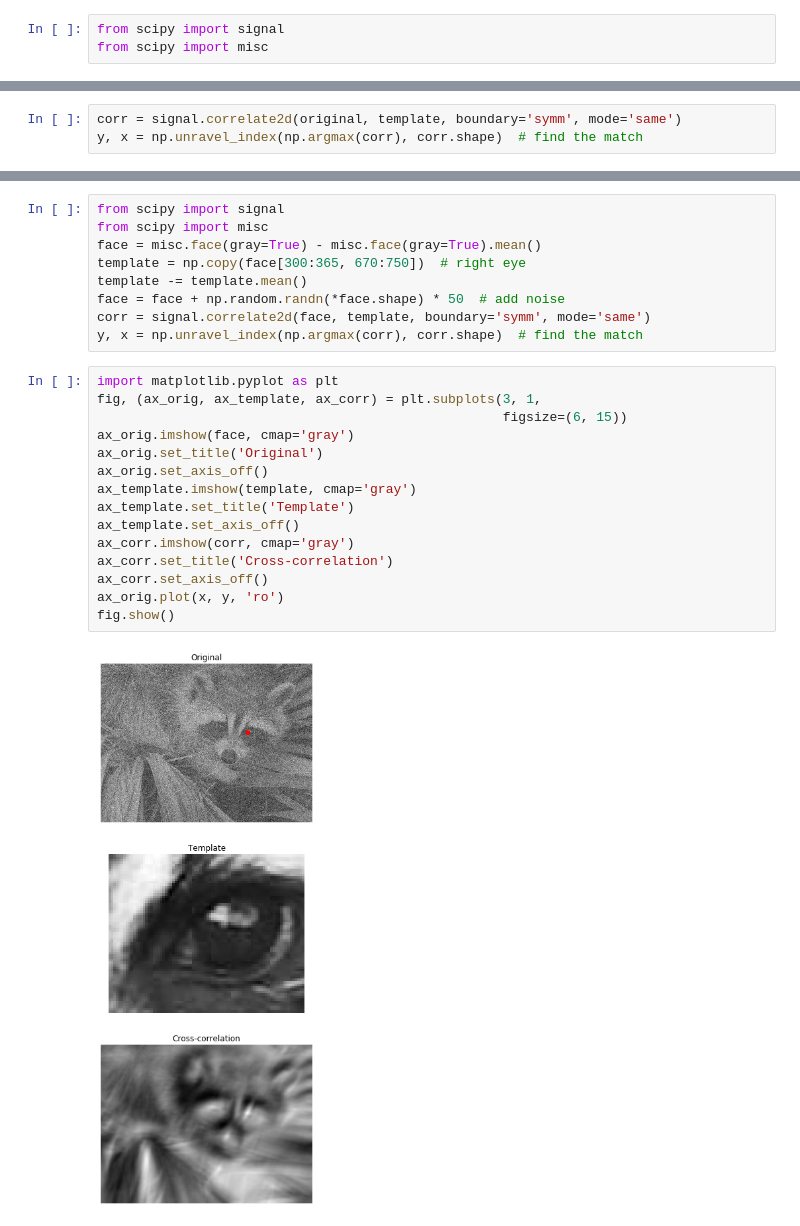
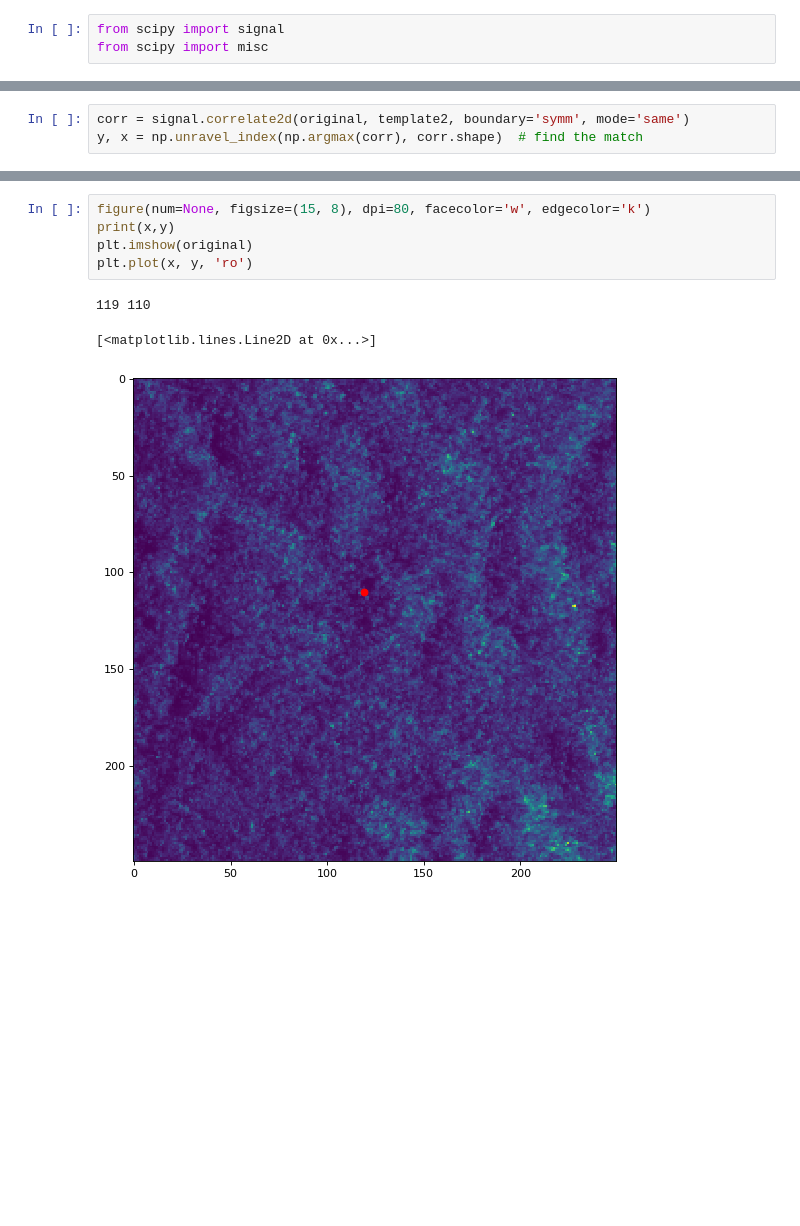
Before and after one commit to YamSok/CESBIO_BIOMASS, a Jupyter notebook: test.ipynb, the cells around one changed output, grey strips where cells are left out. Cells and saved outputs as stored; diff of their text form; blank space fills up the shorter version.

Commit message:
correlate2d

```diff
--- a/test.ipynb
+++ b/test.ipynb
@@ -40,5 +49,5 @@ plt.show()
 # %%
-corr = signal.correlate2d(original, template, boundary='symm', mode='same')
+corr = signal.correlate2d(original, template2, boundary='symm', mode='same')
 y, x = np.unravel_index(np.argmax(corr), corr.shape)  # find the match
 # %%
 import matplotlib.pyplot as plt
@@ -59,26 +68,9 @@ fig.show()
-# %%
-from scipy import signal
-from scipy import misc
-face = misc.face(gray=True) - misc.face(gray=True).mean()
-template = np.copy(face[300:365, 670:750])  # right eye
-template -= template.mean()
-face = face + np.random.randn(*face.shape) * 50  # add noise
-corr = signal.correlate2d(face, template, boundary='symm', mode='same')
-y, x = np.unravel_index(np.argmax(corr), corr.shape)  # find the match
-# %%
-import matplotlib.pyplot as plt
-fig, (ax_orig, ax_template, ax_corr) = plt.subplots(3, 1,
-                                                    figsize=(6, 15))
-ax_orig.imshow(face, cmap='gray')
-ax_orig.set_title('Original')
-ax_orig.set_axis_off()
-ax_template.imshow(template, cmap='gray')
-ax_template.set_title('Template')
-ax_template.set_axis_off()
-ax_corr.imshow(corr, cmap='gray')
-ax_corr.set_title('Cross-correlation')
-ax_corr.set_axis_off()
-ax_orig.plot(x, y, 'ro')
-fig.show()
-# %% [output]
-[figure, removed]
+# %%
+figure(num=None, figsize=(15, 8), dpi=80, facecolor='w', edgecolor='k')
+print(x,y)
+plt.imshow(original)
+plt.plot(x, y, 'ro')
+# %% [output]
+119 110
+[<matplotlib.lines.Line2D at 0x...>]
+[figure, added]
```
Also changed, not shown: parts of 5 cells of this notebook.
